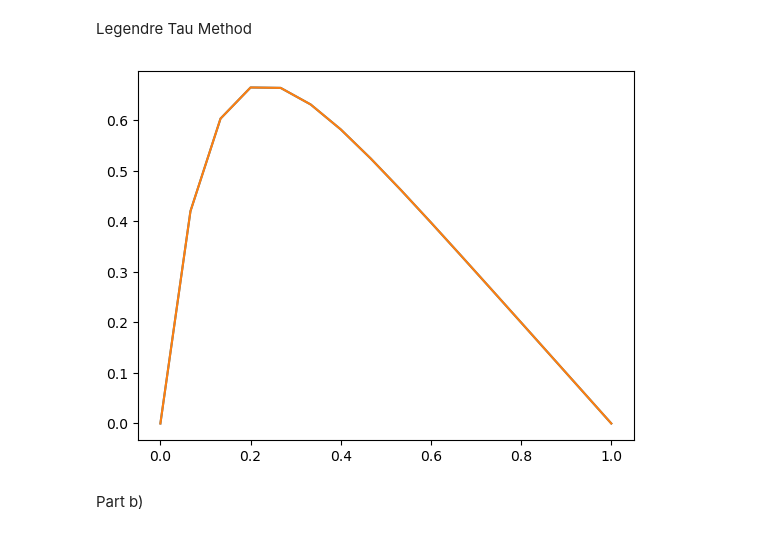
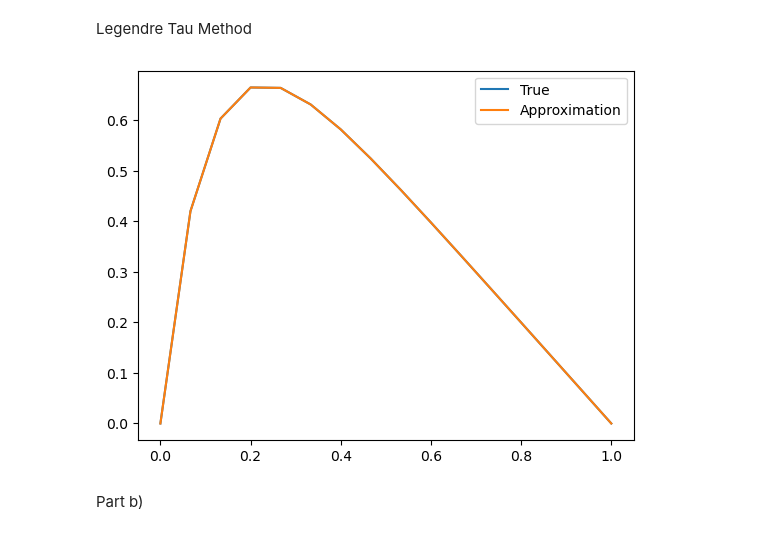
Before and after one commit to deding2000/02689_Assignments, a Jupyter notebook: christian_ass2_p1.ipynb, the cells around one changed output. Cells and saved outputs as stored; diff of their text form; code cells hidden in the pictures.

```diff
--- a/christian_ass2_p1.ipynb
+++ b/christian_ass2_p1.ipynb
@@ -52,16 +54,17 @@ Legendre Tau Method
 # %%
 m = 16
 #X = np.arange(m)/m*2 - 1
 X = np.linspace(0,1,m)
 eps = 0.1
 testsol = LTM_2ord((X*2)-1, m, -eps*4, -2,None)
 
 plt.figure
 plt.plot(X,true_u(X,eps),label="True")
 plt.plot(X,testsol,label="Approximation")
+plt.legend()
 plt.show()
 # %% [output]
-[figure, old version]
+[figure, new version]
 # %% [markdown]
 Part b)
 # %%
```
Also changed, not shown: parts of 3 cells of this notebook.
